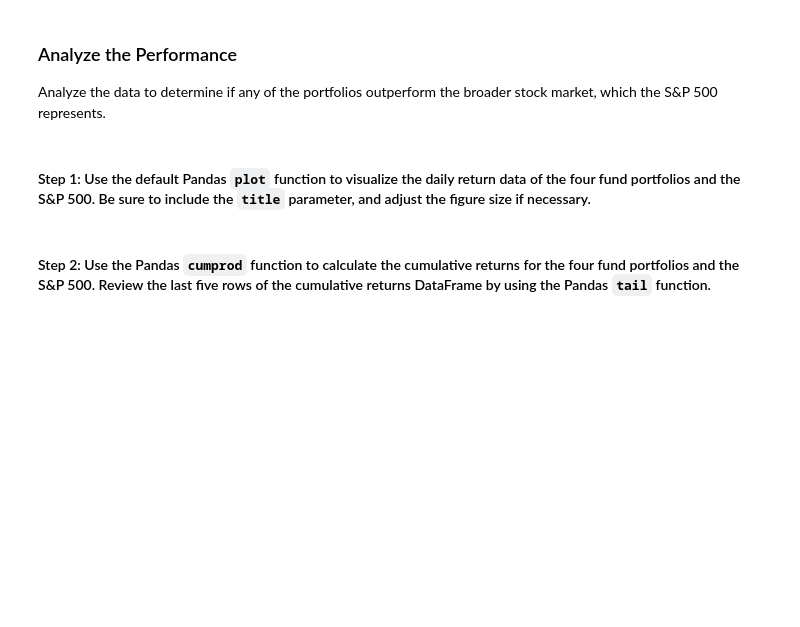
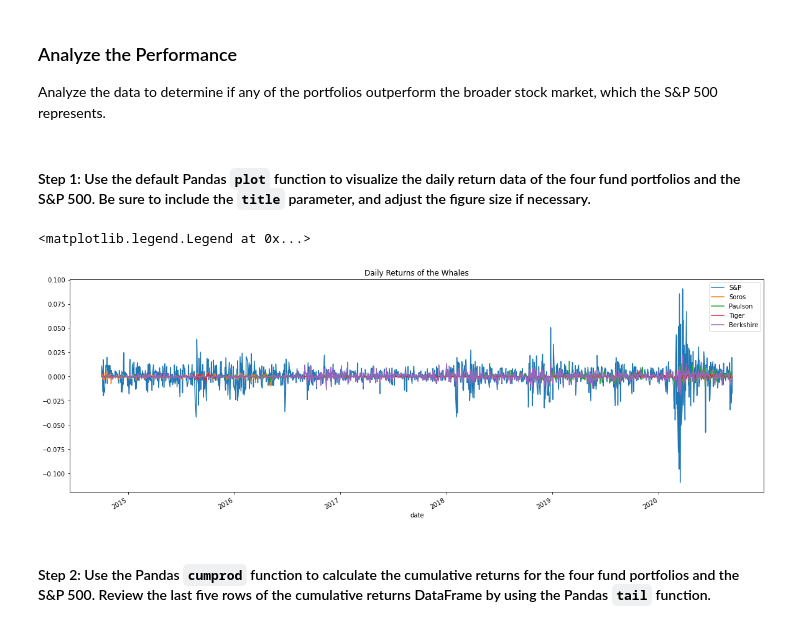
Before and after one commit to mmarovich/risk_and_return_app, a Jupyter notebook: risk_return_analysis.ipynb, the cells around one changed output. Cells and saved outputs as stored; diff of their text form; code cells hidden in the pictures; blank space fills up the shorter version.

```diff
--- a/risk_return_analysis.ipynb
+++ b/risk_return_analysis.ipynb
@@ -159,3 +155,16 @@ Analyze the data to determine if any of the portfolios outperform the broader st
+# %%
+# Plot the daily return data of the 4 funds and the S&P 500
+# Inclue a title parameter and adjust the figure size
+ax = whales_daily_returns["S&P 500"].plot(figsize=(20, 7), title="Daily Returns of the Whales")
+soros_daily_returns = whales_daily_returns["SOROS FUND MANAGEMENT LLC"].plot(ax=ax)
+paulson_daily_returns = whales_daily_returns["PAULSON & CO.INC."].plot(ax=ax)
+tiger_daily_returns = whales_daily_returns["TIGER GLOBAL MANAGEMENT LLC"].plot(ax=ax)
+berkshire_daily_returns = whales_daily_returns["BERKSHIRE HATHAWAY INC"].plot(ax=ax)
+
+ax.legend(["S&P", "Soros", "Paulson", "Tiger", "Berkshire"])
+# %% [output]
+<matplotlib.legend.Legend at 0x...>
+[figure, added]
 # %% [markdown]
 #### Step 2: Use the Pandas `cumprod` function to calculate the cumulative returns for the four fund portfolios and the S&P 500. Review the last five rows of the cumulative returns DataFrame by using the Pandas `tail` function.
 # %%
```
Also changed, not shown: parts of 4 cells of this notebook.
